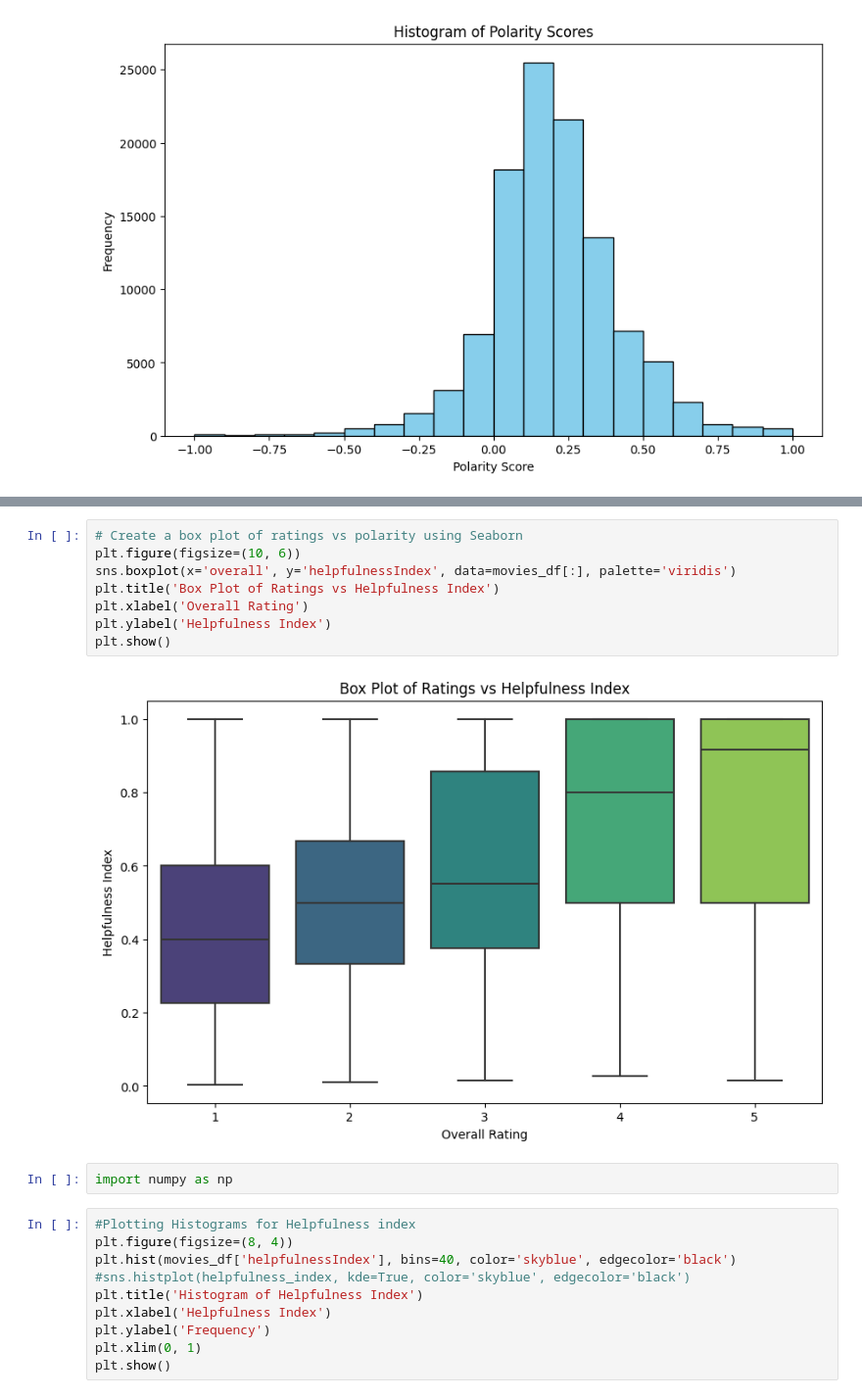
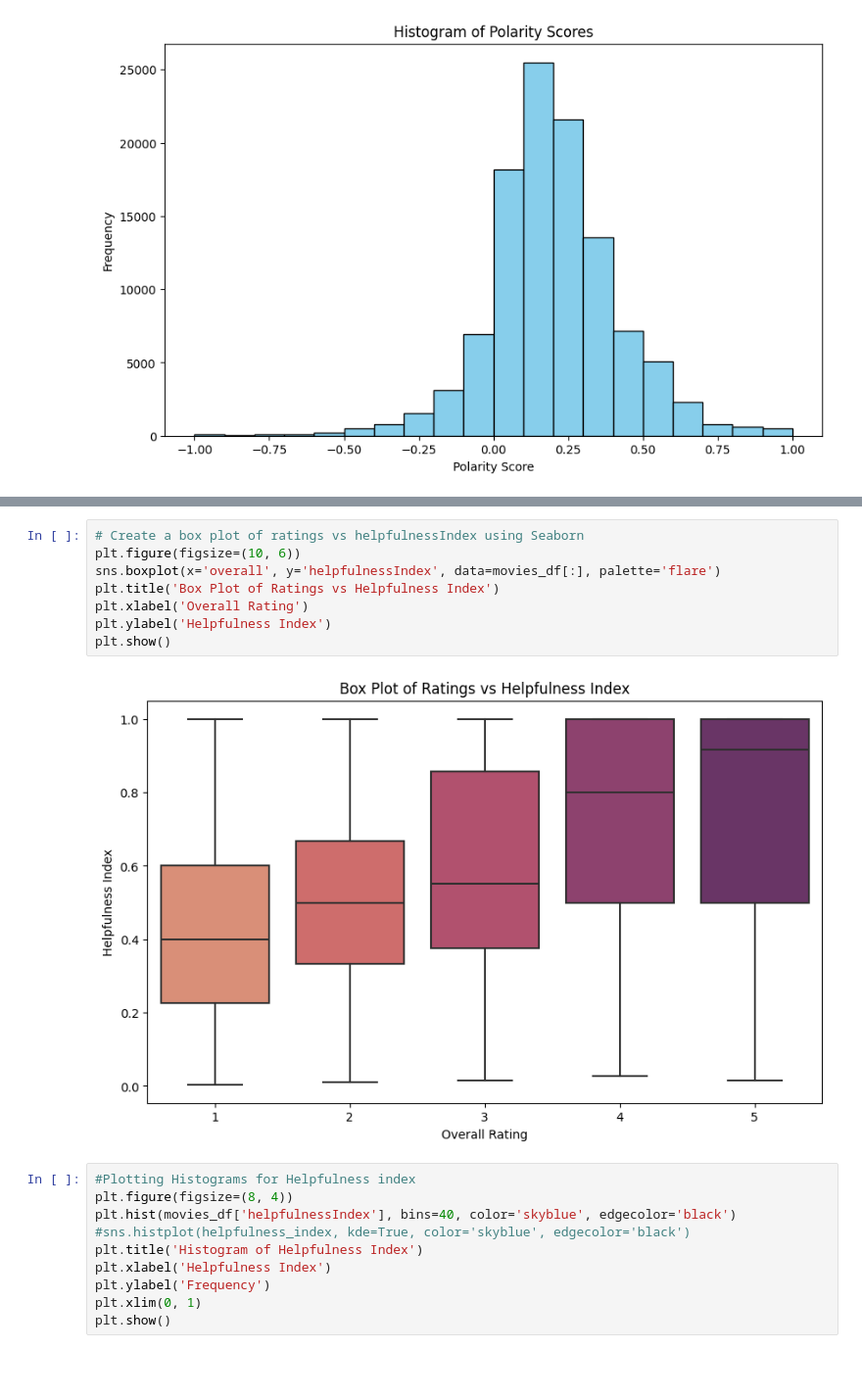
Before and after one commit to dineshkarthik22/Helpfulness-of-an-Amazon-Movie-Review-, a Jupyter notebook: Helpfulness_Index.ipynb, the cells around one changed output, grey strips where cells are left out. Shown at 98% size. Cells and saved outputs as stored; diff of their text form; blank space fills up the shorter version.

```diff
--- a/Helpfulness_Index.ipynb
+++ b/Helpfulness_Index.ipynb
@@ -285,15 +318,13 @@ movies_df[:2]
 # %%
-# Create a box plot of ratings vs polarity using Seaborn
+# Create a box plot of ratings vs helpfulnessIndex using Seaborn
 plt.figure(figsize=(10, 6))
-sns.boxplot(x='overall', y='helpfulnessIndex', data=movies_df[:], palette='viridis')
+sns.boxplot(x='overall', y='helpfulnessIndex', data=movies_df[:], palette='flare')
 plt.title('Box Plot of Ratings vs Helpfulness Index')
 plt.xlabel('Overall Rating')
 plt.ylabel('Helpfulness Index')
 plt.show()
 # %% [output]
-[figure, old version]
+[figure, new version]
-# %%
-import numpy as np
 # %%
 #Plotting Histograms for Helpfulness index
 plt.figure(figsize=(8, 4))
```
Also changed, not shown: parts of 69 cells of this notebook.
